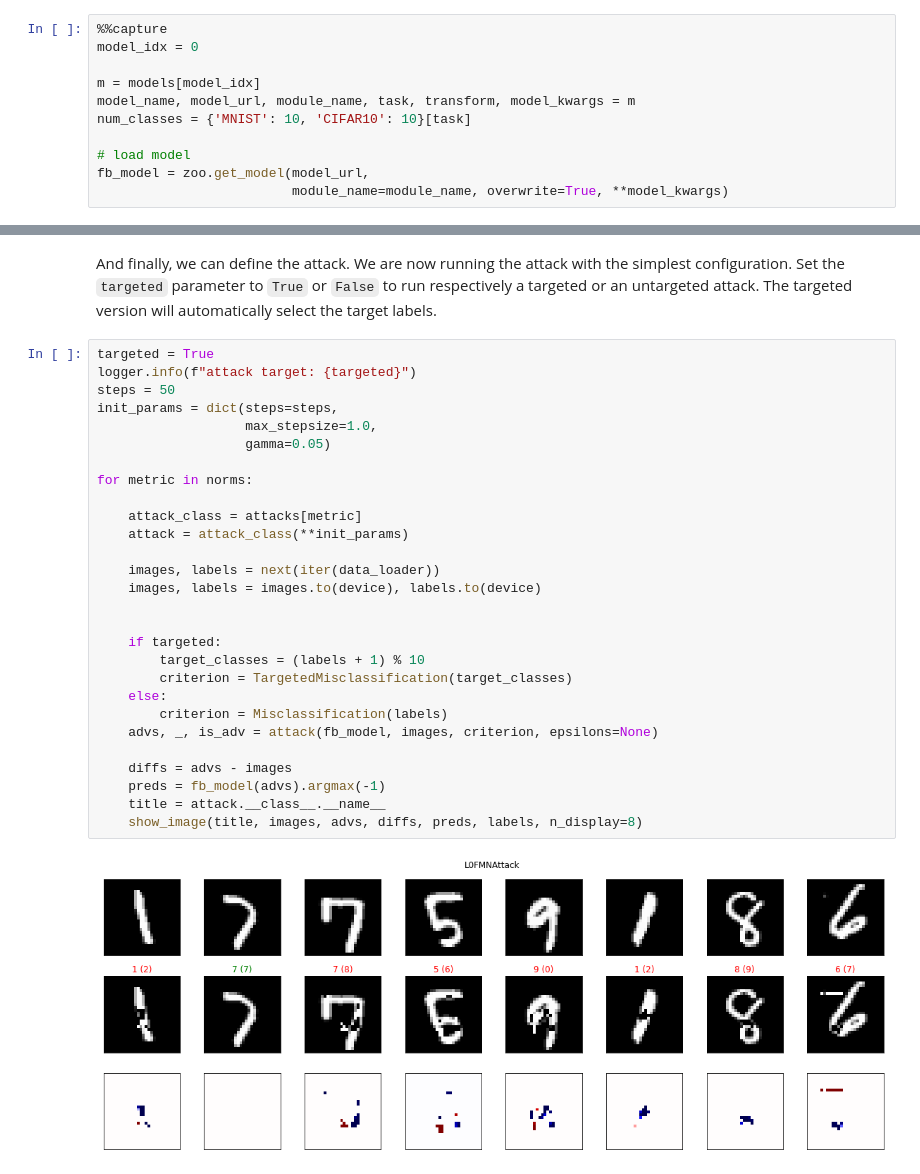
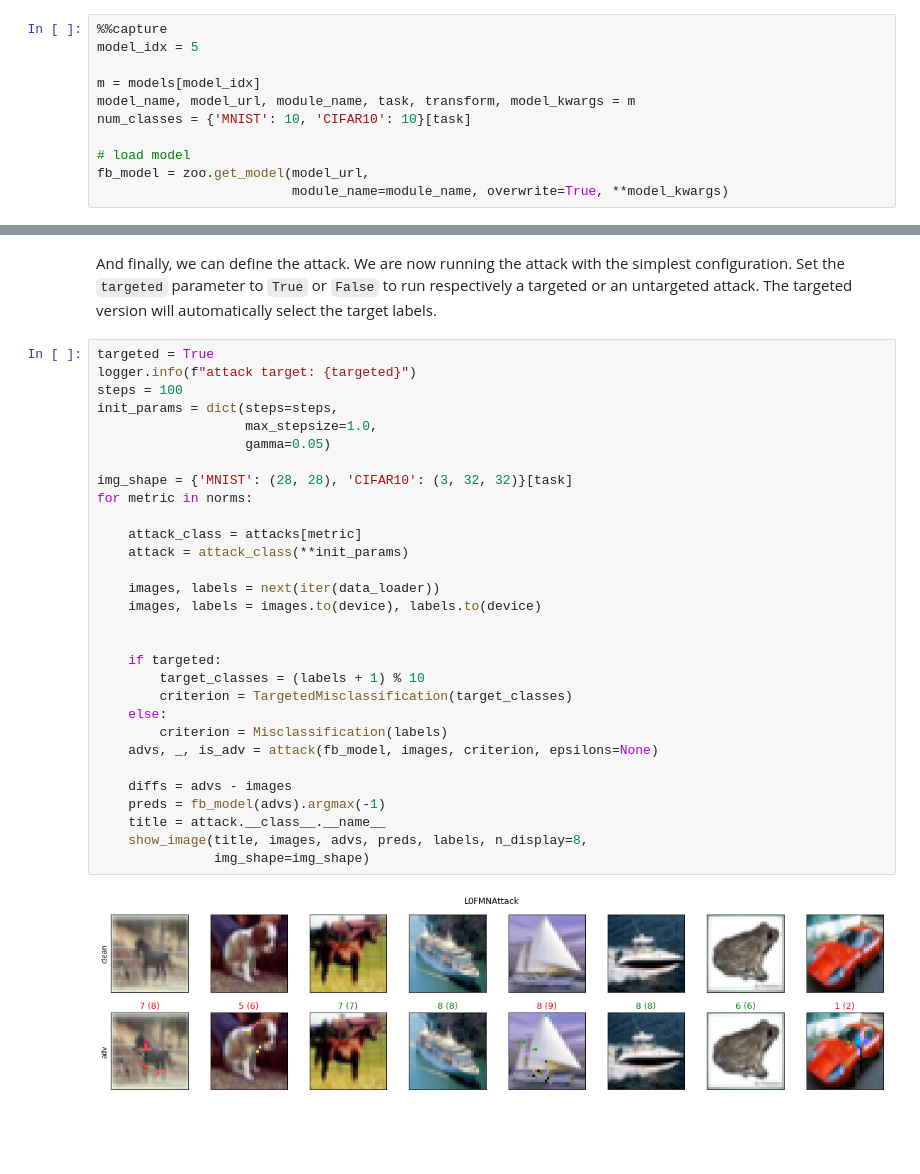
Before and after one commit to pralab/Fast-Minimum-Norm-FMN-Attack, a Jupyter notebook: src/fmn_demo.ipynb, the cells around one changed output, grey strips where cells are left out. Cells and saved outputs as stored; diff of their text form; blank space fills up the shorter version.

```diff
--- a/src/fmn_demo.ipynb
+++ b/src/fmn_demo.ipynb
@@ -38,7 +38,7 @@ Now we can load a **model**. We have the following models from the zoo:
 Just setting the index will be sufficient to download and prepare the model.
 # %%
 %%capture
-model_idx = 0
+model_idx = 5
 
 m = models[model_idx]
 model_name, model_url, module_name, task, transform, model_kwargs = m
@@ -81,30 +86,32 @@ version will automatically select the target labels.
 # %%
 targeted = True
 logger.info(f"attack target: {targeted}")
-steps = 50
+steps = 100
 init_params = dict(steps=steps,
                    max_stepsize=1.0,
                    gamma=0.05)
 
+img_shape = {'MNIST': (28, 28), 'CIFAR10': (3, 32, 32)}[task]
 for metric in norms:
 
     attack_class = attacks[metric]
     attack = attack_class(**init_params)
 
     images, labels = next(iter(data_loader))
     images, labels = images.to(device), labels.to(device)
 
 
     if targeted:
         target_classes = (labels + 1) % 10
         criterion = TargetedMisclassification(target_classes)
     else:
         criterion = Misclassification(labels)
     advs, _, is_adv = attack(fb_model, images, criterion, epsilons=None)
 
     diffs = advs - images
     preds = fb_model(advs).argmax(-1)
     title = attack.__class__.__name__
-    show_image(title, images, advs, diffs, preds, labels, n_display=8)
+    show_image(title, images, advs, preds, labels, n_display=8,
+               img_shape=img_shape)
 # %% [output]
-[figure, old version]
+[figure, new version]
```
Also changed, not shown: parts of 4 cells of this notebook, 7 other files.
